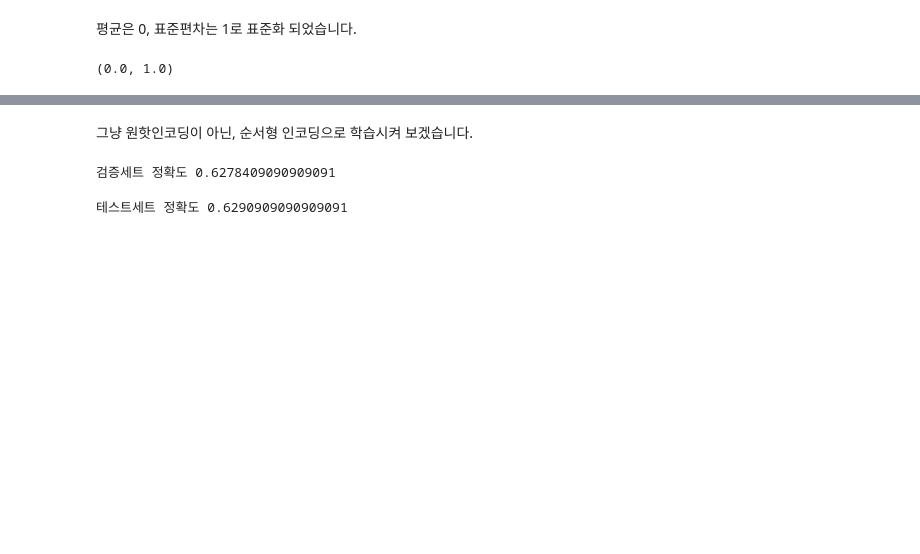
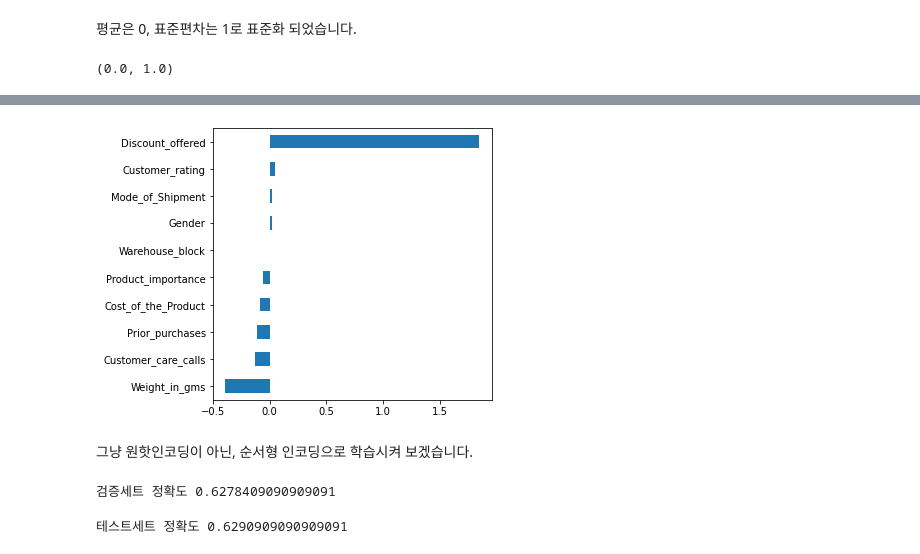
Before and after one commit to zzang-juhee/S1-week4-Project, a Jupyter notebook: project02.ipynb, the cells around one changed output, grey strips where cells are left out. Cells and saved outputs as stored; diff of their text form; code cells hidden in the pictures; blank space fills up the shorter version.

```diff
--- a/project02.ipynb
+++ b/project02.ipynb
@@ -336,8 +411,0 @@ Requirement already satisfied, skipping upgrade: joblib>=0.11 in /usr/local/lib/
-# %%
-from category_encoders import OneHotEncoder
-from sklearn.impute import SimpleImputer
-from sklearn.linear_model import LogisticRegression
-from sklearn.preprocessing import StandardScaler
-
-logistic = LogisticRegression()
-logistic.fit(X_train, y_train)
@@ -446,6 +476,3 @@ array([[ 1.11561325,  0.63767522, -0.91109739, ...,  1.0027029 ,
 X_train_scaled.T[0].mean(), X_train_scaled.T[0].std()
 # %% [output]
 (0.0, 1.0)
-# %%
-model = LogisticRegression()
-model.fit(X_train_scaled, y_train)
@@ -471,10 +479,14 @@ test accuracy : 0.39954545454545454
 # %%
-pipe_lrone = make_pipeline(
+# 파이프라인으로 코드를 훨씬 간결하게 구축하였습니다.
+pipe_lr = make_pipeline(
     OneHotEncoder(),
     SimpleImputer(),
+    StandardScaler(),
     LogisticRegression(n_jobs=-1)
 )
-pipe_lrone.fit(X_train, y_train)
+pipe_lr.fit(X_train, y_train)
 
-print('검증세트 정확도', pipe_lrone.score(X_val, y_val))
+print('검증세트 정확도', pipe_lr.score(X_val, y_val))
+
+y_pred_lr2 = pipe_lr.predict(X_test)
 # %% [output]
@@ -486,3 +508,14 @@ print('테스트세트 정확도', pipe_lrone.score(X_test, y_test))
+# %%
+import matplotlib.pyplot as plt
+
+model_lr = pipe_lr.named_steps['logisticregression']
+enc = pipe_lr.named_steps['onehotencoder']
+encoded_columns = enc.transform(X_val).columns
+coefficients = pd.Series(model_lr.coef_[0], encoded_columns)
+plt.figure(figsize=(5,5))
+coefficients.sort_values().plot.barh();
+# %% [output]
+[figure, added]
 # %% [markdown]
 그냥 원핫인코딩이 아닌, 순서형 인코딩으로 학습시켜 보겠습니다.
 # %%
```
Also changed, not shown: parts of 75 cells of this notebook.
